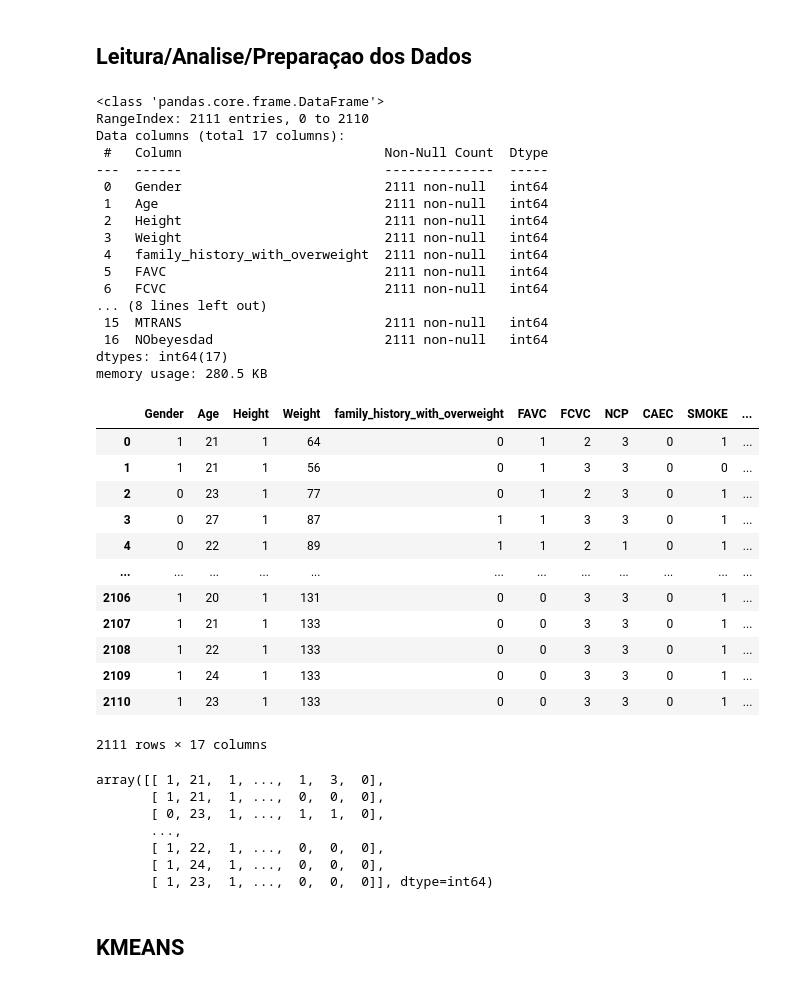
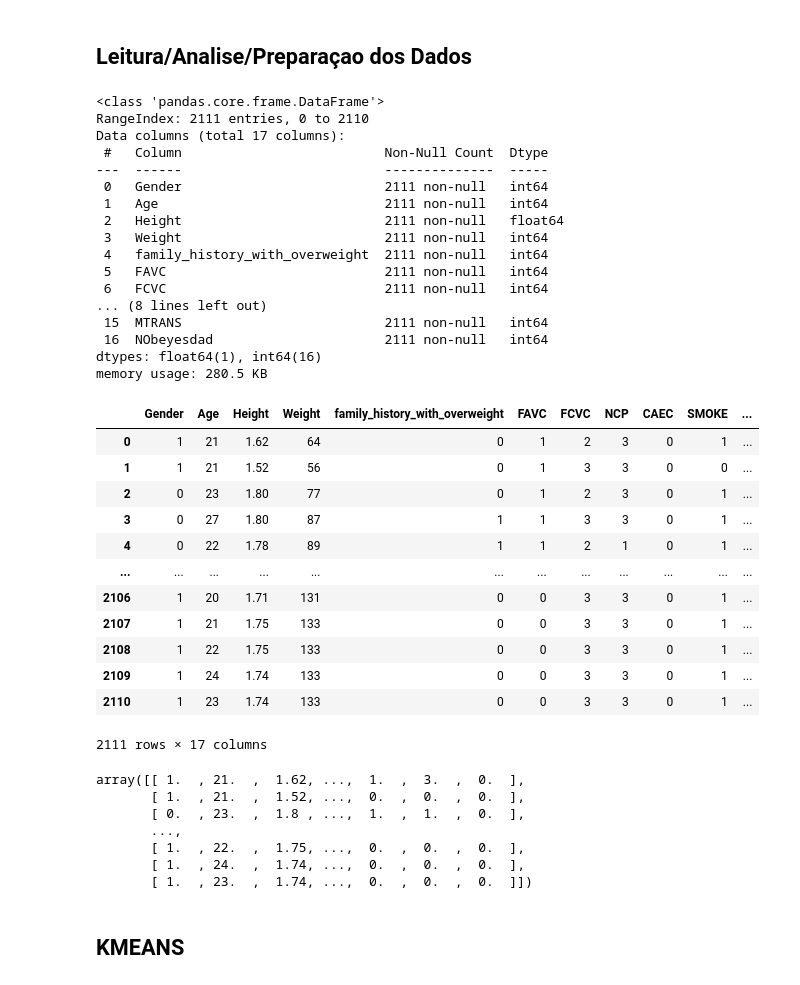
Before and after one commit to muriloribeirx/NeuralNetworks-Clustering, a Jupyter notebook: Clustering/newClustering.ipynb, the cells around one changed output. Cells and saved outputs as stored; diff of their text form; code cells hidden in the pictures.

```diff
--- a/Clustering/newClustering.ipynb
+++ b/Clustering/newClustering.ipynb
@@ -12,7 +12,8 @@ df = pd.read_csv("ObesityDataSet.csv")
 
 # Conversoes para Int
 df.Age = df.Age.astype('int64')
-df.Height = df.Height.astype('int64')
+# df.Height = df.Height.astype('int64')
+df['Height'] = df['Height'].astype(float).round(2)
 df.Weight = df.Weight.astype('int64')
 df.FCVC = df.FCVC.astype('int64')
 df.NCP = df.NCP.astype('int64')
@@ -26,46 +27,46 @@ df.family_history_with_overweight = df.family_history_with_overweight.replace({'
 df.FAVC = df.FAVC.replace ({'yes': 0, 'no': 1})
 df.CAEC = df.CAEC.replace ({'Sometimes': 0, 'Frequently': 1, 'Always': 2, 'no': 3})
 df.SMOKE = df.SMOKE.replace({'yes': 0, 'no': 1})
 df.SCC = df.SCC.replace({'yes': 0, 'no': 1})
 df.CALC = df.CALC.replace({'Sometimes': 0, 'Frequently': 1, 'Always': 2, 'no': 3})
 df.MTRANS = df.MTRANS.replace({'Public_Transportation': 0, 'Walking': 1, 'Automobile': 2, 'Motorbike': 3, 'Bike': 4})
 df.NObeyesdad = df.NObeyesdad.replace({'Normal_Weight': 0, 'Overweight_Level_I': 1, 'Overweight_Level_II': 2, 'Insufficient_Weight': 3,
                                        'Obesity_Type_I': 4, 'Obesity_Type_II': 4, 'Obesity_Type_III': 5})
 
 #Informacoes do dataset após mudanças
 df.info()
 df.shape
 df
 # %% [output]
 <class 'pandas.core.frame.DataFrame'>
 RangeIndex: 2111 entries, 0 to 2110
 Data columns (total 17 columns):
  #   Column                          Non-Null Count  Dtype
 ---  ------                          --------------  -----
  0   Gender                          2111 non-null   int64
  1   Age                             2111 non-null   int64
- 2   Height                          2111 non-null   int64
+ 2   Height                          2111 non-null   float64
  3   Weight                          2111 non-null   int64
  4   family_history_with_overweight  2111 non-null   int64
  5   FAVC                            2111 non-null   int64
  6   FCVC                            2111 non-null   int64
 ... (8 lines left out)
  15  MTRANS                          2111 non-null   int64
  16  NObeyesdad                      2111 non-null   int64
-dtypes: int64(17)
+dtypes: float64(1), int64(16)
 memory usage: 280.5 KB
 |  | Gender | Age | Height | Weight | family_history_with_overweight | FAVC | FCVC | NCP | CAEC | SMOKE | ... |
-| 0 | 1 | 21 | 1 | 64 | 0 | 1 | 2 | 3 | 0 | 1 | ... |
-| 1 | 1 | 21 | 1 | 56 | 0 | 1 | 3 | 3 | 0 | 0 | ... |
-| 2 | 0 | 23 | 1 | 77 | 0 | 1 | 2 | 3 | 0 | 1 | ... |
-| 3 | 0 | 27 | 1 | 87 | 1 | 1 | 3 | 3 | 0 | 1 | ... |
-| 4 | 0 | 22 | 1 | 89 | 1 | 1 | 2 | 1 | 0 | 1 | ... |
+| 0 | 1 | 21 | 1.62 | 64 | 0 | 1 | 2 | 3 | 0 | 1 | ... |
+| 1 | 1 | 21 | 1.52 | 56 | 0 | 1 | 3 | 3 | 0 | 0 | ... |
+| 2 | 0 | 23 | 1.80 | 77 | 0 | 1 | 2 | 3 | 0 | 1 | ... |
+| 3 | 0 | 27 | 1.80 | 87 | 1 | 1 | 3 | 3 | 0 | 1 | ... |
+| 4 | 0 | 22 | 1.78 | 89 | 1 | 1 | 2 | 1 | 0 | 1 | ... |
 | ... | ... | ... | ... | ... | ... | ... | ... | ... | ... | ... | ... |
-| 2106 | 1 | 20 | 1 | 131 | 0 | 0 | 3 | 3 | 0 | 1 | ... |
-| 2107 | 1 | 21 | 1 | 133 | 0 | 0 | 3 | 3 | 0 | 1 | ... |
-| 2108 | 1 | 22 | 1 | 133 | 0 | 0 | 3 | 3 | 0 | 1 | ... |
-| 2109 | 1 | 24 | 1 | 133 | 0 | 0 | 3 | 3 | 0 | 1 | ... |
-| 2110 | 1 | 23 | 1 | 133 | 0 | 0 | 3 | 3 | 0 | 1 | ... |
+| 2106 | 1 | 20 | 1.71 | 131 | 0 | 0 | 3 | 3 | 0 | 1 | ... |
+| 2107 | 1 | 21 | 1.75 | 133 | 0 | 0 | 3 | 3 | 0 | 1 | ... |
+| 2108 | 1 | 22 | 1.75 | 133 | 0 | 0 | 3 | 3 | 0 | 1 | ... |
+| 2109 | 1 | 24 | 1.74 | 133 | 0 | 0 | 3 | 3 | 0 | 1 | ... |
+| 2110 | 1 | 23 | 1.74 | 133 | 0 | 0 | 3 | 3 | 0 | 1 | ... |
 2111 rows × 17 columns
 # %%
 # sb.pairplot(df)
@@ -73,13 +74,13 @@ memory usage: 280.5 KB
 X = np.array(df.drop('NObeyesdad', axis=1))
 X
 # %% [output]
-array([[ 1, 21,  1, ...,  1,  3,  0],
-       [ 1, 21,  1, ...,  0,  0,  0],
-       [ 0, 23,  1, ...,  1,  1,  0],
+array([[ 1.  , 21.  ,  1.62, ...,  1.  ,  3.  ,  0.  ],
+       [ 1.  , 21.  ,  1.52, ...,  0.  ,  0.  ,  0.  ],
+       [ 0.  , 23.  ,  1.8 , ...,  1.  ,  1.  ,  0.  ],
        ...,
-       [ 1, 22,  1, ...,  0,  0,  0],
-       [ 1, 24,  1, ...,  0,  0,  0],
-       [ 1, 23,  1, ...,  0,  0,  0]], dtype=int64)
+       [ 1.  , 22.  ,  1.75, ...,  0.  ,  0.  ,  0.  ],
+       [ 1.  , 24.  ,  1.74, ...,  0.  ,  0.  ,  0.  ],
+       [ 1.  , 23.  ,  1.74, ...,  0.  ,  0.  ,  0.  ]])
 # %% [markdown]
 ## KMEANS
 # %%
```
Also changed, not shown: parts of 8 cells of this notebook.
